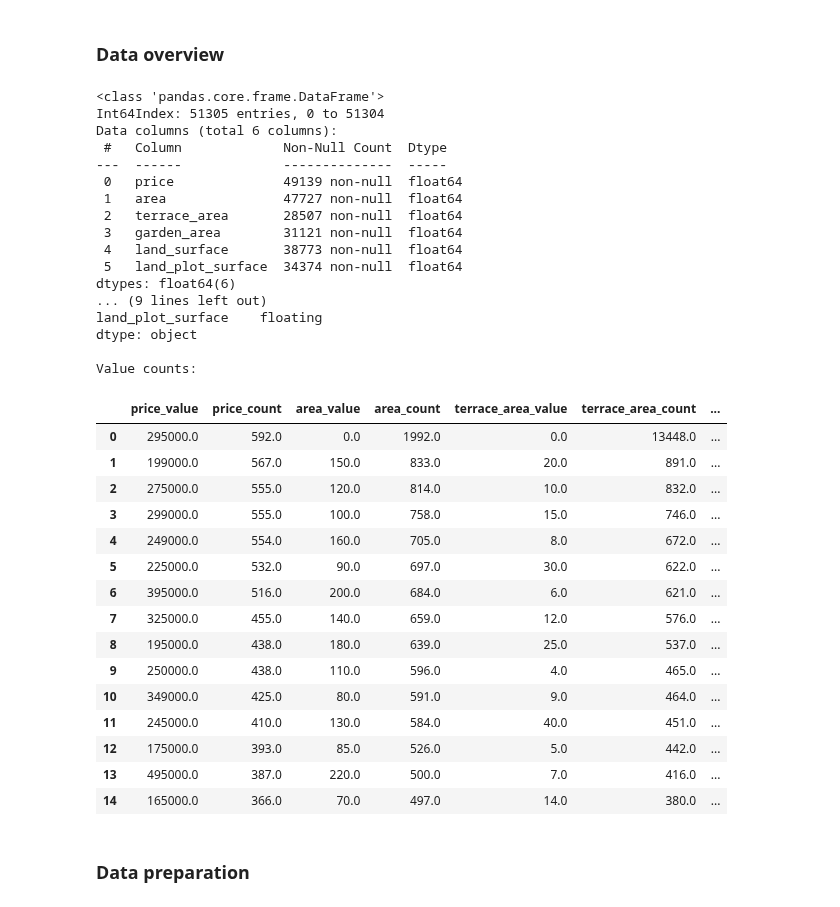
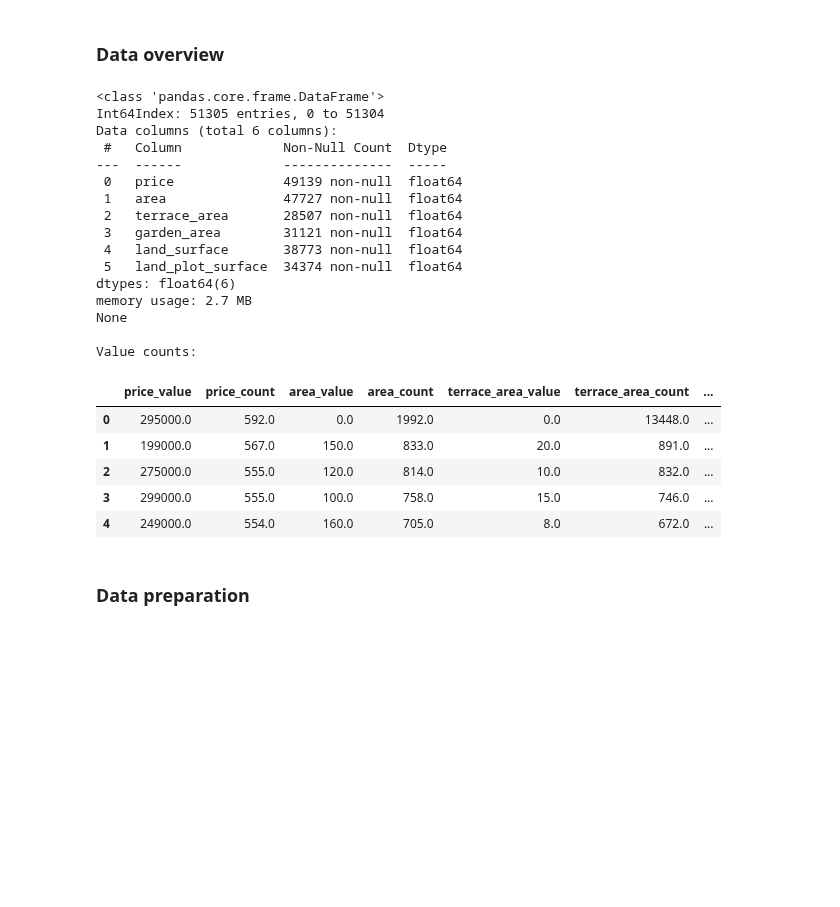
Before and after one commit to phfimmers/Data_visualization, a Jupyter notebook: plot_python_file/philippe_plot.ipynb, the cells around one changed output. Drawn from its saved outputs; the diff is of its cells as text; code cells hidden in the pictures; blank space fills up the shorter version.

```diff
--- a/plot_python_file/philippe_plot.ipynb
+++ b/plot_python_file/philippe_plot.ipynb
@@ -237,51 +208,38 @@ plt.show()
 ### Data overview
 # %%
 print(df_numerical.info(),'\n')
-
-print('Inferred datatypes:\n',df_numerical.apply(infer_dtype),'\n')
 
 uniques = pd.DataFrame()
 for col in df_numerical:
     col_uniques = pd.DataFrame({f'{col}_value': df_numerical[f'{col}'].value_counts().index,
                                 f'{col}_count': df_numerical[f'{col}'].value_counts().values})
     uniques = pd.concat([uniques, col_uniques], axis = 1)
 
 print('Value counts:')
-uniques.head(15)
+uniques.head()
 # %% [output]
 <class 'pandas.core.frame.DataFrame'>
 Int64Index: 51305 entries, 0 to 51304
 Data columns (total 6 columns):
  #   Column             Non-Null Count  Dtype
 ---  ------             --------------  -----
  0   price              49139 non-null  float64
  1   area               47727 non-null  float64
  2   terrace_area       28507 non-null  float64
  3   garden_area        31121 non-null  float64
  4   land_surface       38773 non-null  float64
  5   land_plot_surface  34374 non-null  float64
 dtypes: float64(6)
-... (9 lines left out)
-land_plot_surface    floating
-dtype: object
+memory usage: 2.7 MB
+None
 
 Value counts:
 |  | price_value | price_count | area_value | area_count | terrace_area_value | terrace_area_count | ... |
 | 0 | 295000.0 | 592.0 | 0.0 | 1992.0 | 0.0 | 13448.0 | ... |
 | 1 | 199000.0 | 567.0 | 150.0 | 833.0 | 20.0 | 891.0 | ... |
 | 2 | 275000.0 | 555.0 | 120.0 | 814.0 | 10.0 | 832.0 | ... |
 | 3 | 299000.0 | 555.0 | 100.0 | 758.0 | 15.0 | 746.0 | ... |
 | 4 | 249000.0 | 554.0 | 160.0 | 705.0 | 8.0 | 672.0 | ... |
-| 5 | 225000.0 | 532.0 | 90.0 | 697.0 | 30.0 | 622.0 | ... |
-| 6 | 395000.0 | 516.0 | 200.0 | 684.0 | 6.0 | 621.0 | ... |
-| 7 | 325000.0 | 455.0 | 140.0 | 659.0 | 12.0 | 576.0 | ... |
-| 8 | 195000.0 | 438.0 | 180.0 | 639.0 | 25.0 | 537.0 | ... |
-| 9 | 250000.0 | 438.0 | 110.0 | 596.0 | 4.0 | 465.0 | ... |
-| 10 | 349000.0 | 425.0 | 80.0 | 591.0 | 9.0 | 464.0 | ... |
-| 11 | 245000.0 | 410.0 | 130.0 | 584.0 | 40.0 | 451.0 | ... |
-| 12 | 175000.0 | 393.0 | 85.0 | 526.0 | 5.0 | 442.0 | ... |
-| 13 | 495000.0 | 387.0 | 220.0 | 500.0 | 7.0 | 416.0 | ... |
-| 14 | 165000.0 | 366.0 | 70.0 | 497.0 | 14.0 | 380.0 | ... |
 # %% [markdown]
 ### Data preparation
 # %%
```
Also changed, not shown: parts of 6 cells of this notebook.
